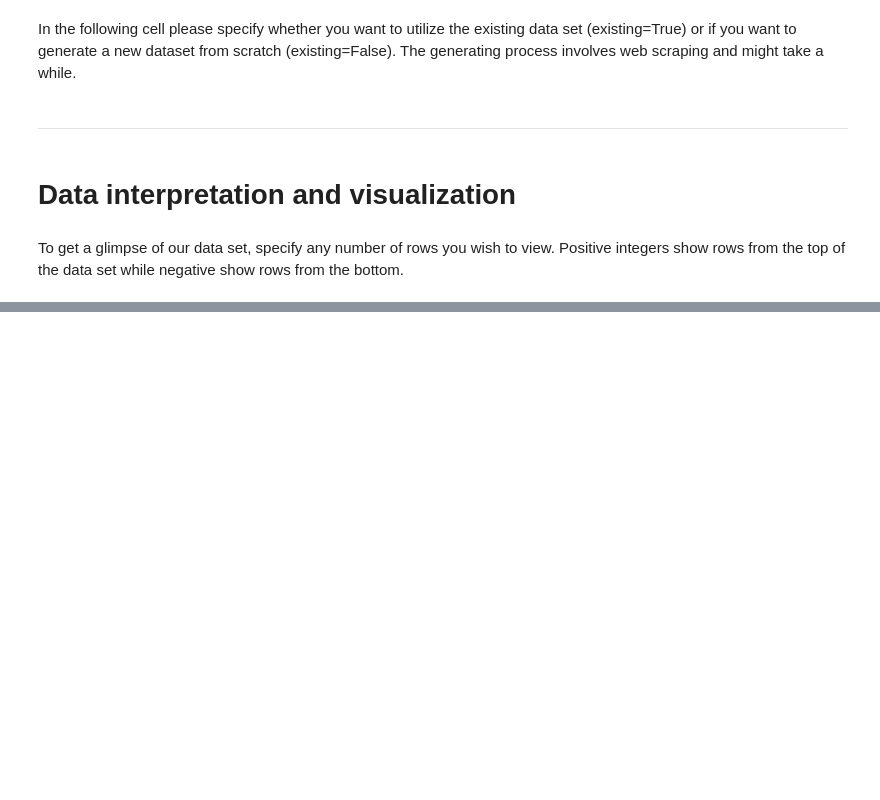
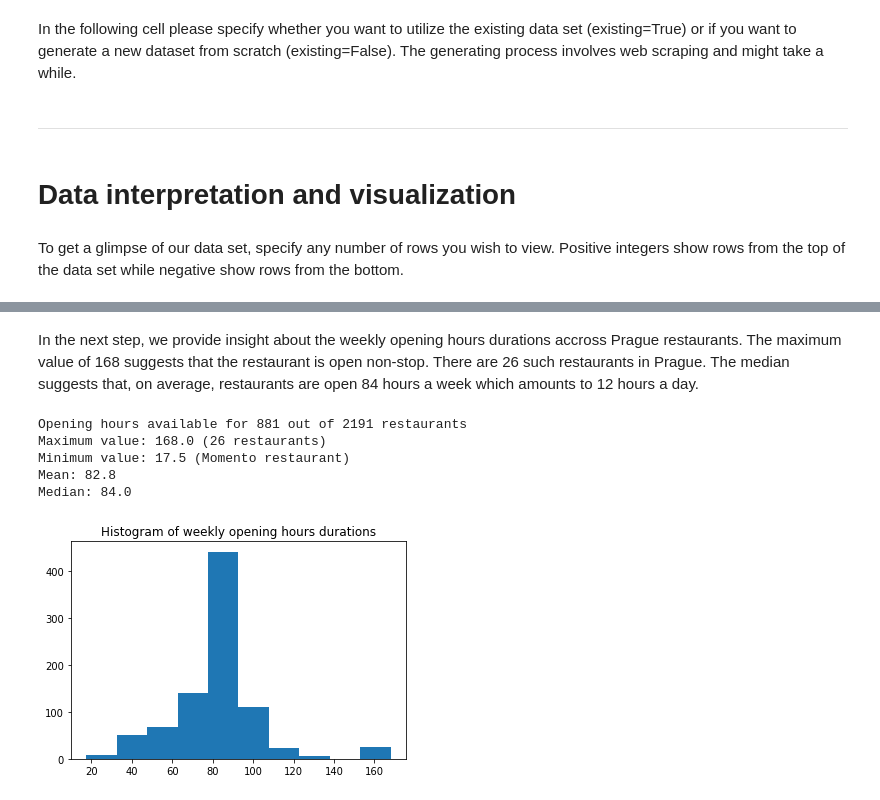
Before and after one commit to Matyas-Mattanelli/Webscraper-Zlate-Stranky, a Jupyter notebook: output.ipynb, the cells around one changed output, grey strips where cells are left out. Drawn from its saved outputs; the diff is of its cells as text; code cells hidden in the pictures; blank space fills up the shorter version.

```diff
--- a/output.ipynb
+++ b/output.ipynb
@@ -22,0 +30,12 @@ data_interpreter.showRows(no_of_rows=no_of_rows)
+# %% [markdown]
+In the next step, we provide insight about the weekly opening hours durations accross Prague restaurants. The maximum value of 168 suggests that the restaurant is open non-stop. There are 26 such restaurants in Prague. The median suggests that, on average, restaurants are open 84 hours a week which amounts to 12 hours a day.
+# %%
+plot_hist=True #Indicates whether or not to plot the histogram. Accepts True or False
+data_interpreter.interpretOpeningHoursDurations(plot_hist=plot_hist)
+# %% [output]
+Opening hours available for 881 out of 2191 restaurants
+Maximum value: 168.0 (26 restaurants)
+Minimum value: 17.5 (Momento restaurant)
+Mean: 82.8
+Median: 84.0
+[figure, added]
```
Also changed, not shown: parts of 10 cells of this notebook.
